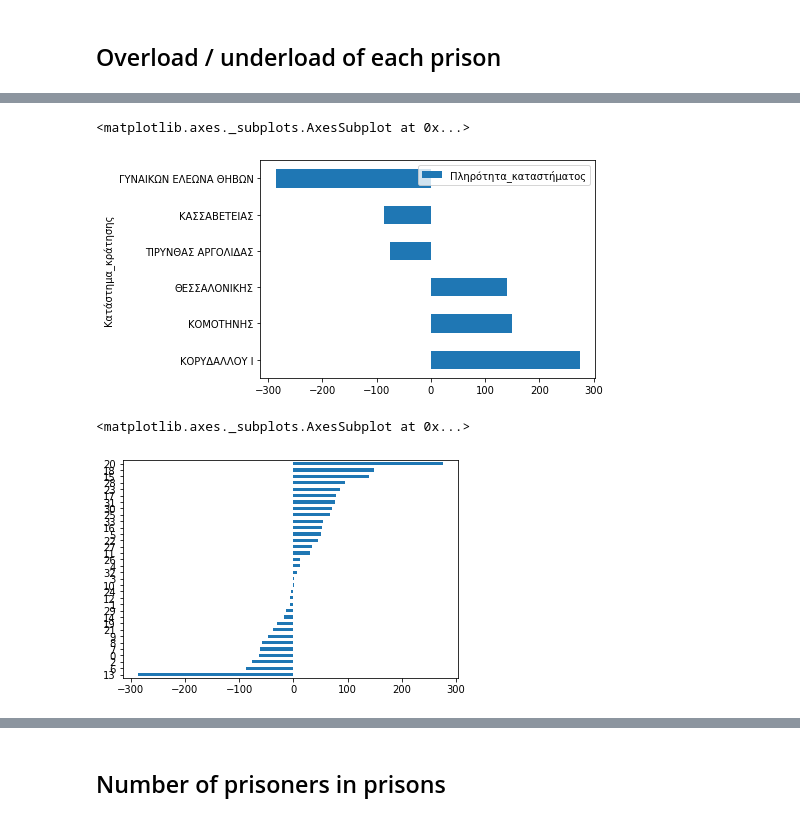
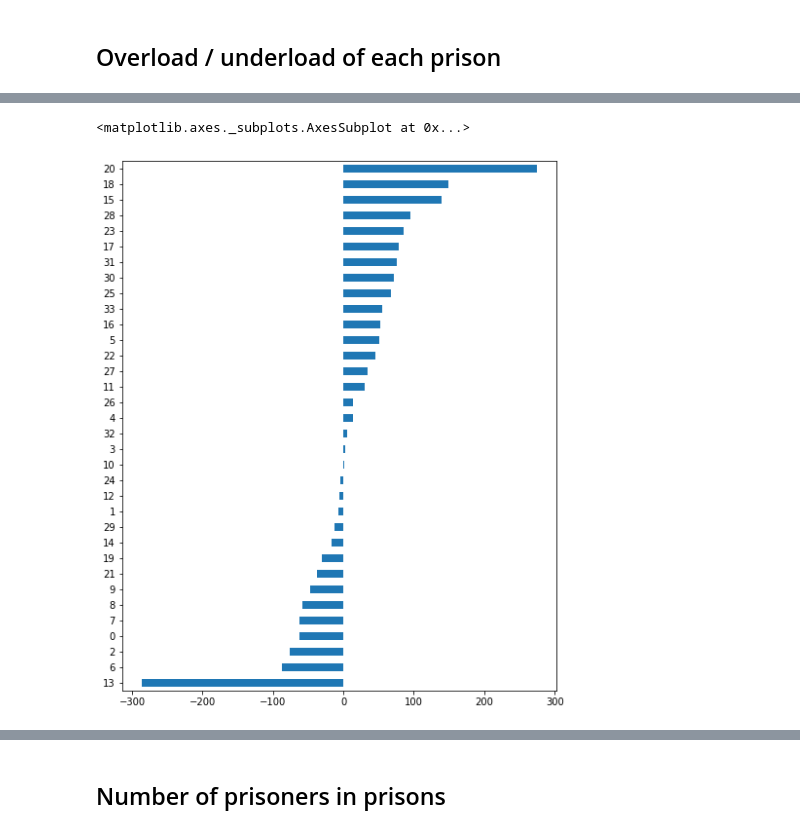
Before and after one commit to kosmaspanag/data-studio-projects, a Jupyter notebook: Weekly projects/Greek_Prison_populat(2017_2019)/Prison_population.ipynb, the cells around one changed output, grey strips where cells are left out. Cells and saved outputs as stored; diff of their text form; code cells hidden in the pictures.

Commit message:
Updates and Graphs

```diff
--- a/Weekly projects/Greek_Prison_populat(2017_2019)/Prison_population.ipynb
+++ b/Weekly projects/Greek_Prison_populat(2017_2019)/Prison_population.ipynb
@@ -117,8 +117,8 @@ prisoners_more_less
 | 6 | ΚΑΣΣΑΒΕΤΕΙΑΣ | 274 | 187 | -87 | 68.248175 | 87 |
 | 13 | ΓΥΝΑΙΚΩΝ ΕΛΕΩΝΑ ΘΗΒΩΝ | 655 | 369 | -286 | 56.335878 | 286 |
 # %%
-prisoners_more_less = prisoners_more_less.sort_values(by='abs_column', ascending=False)
-prisoners_more_less.head(25)
+prisoners_more_less2 = prisoners_more_less.sort_values(by='abs_column', ascending=False)
+prisoners_more_less2
 # %% [output]
 |  | Κατάστημα_κράτησης | Συνολική_χωρητικότητα_σε_θέσεις | Κρατούμενοι | Πληρότητα_καταστήματος | %Πληρότητα | abs_column |
 | 13 | ΓΥΝΑΙΚΩΝ ΕΛΕΩΝΑ ΘΗΒΩΝ | 655 | 369 | -286 | 56.335878 | 286 |
@@ -142,10 +146,5 @@ top3 = prisoners_more_less.loc[[20,18,15,13,6,2],]
 # %%
-top3.sort_values(by='Πληρότητα_καταστήματος', ascending=False).plot(y='Πληρότητα_καταστήματος', x='Κατάστημα_κράτησης', kind='barh')
+prisoners_more_less2.Πληρότητα_καταστήματος.sort_values().plot(x='Πληρότητα_καταστήματος', y='Κατάστημα_κράτησης', kind='barh', figsize=(8,10))
 # %% [output]
 <matplotlib.axes._subplots.AxesSubplot at 0x...>
-[figure, old version]
+[figure, new version]
-# %%
-prisoners_more_less.Πληρότητα_καταστήματος.sort_values().plot(x='Πληρότητα_καταστήματος', y='Κατάστημα_κράτησης', kind='barh')
-# %% [output]
-<matplotlib.axes._subplots.AxesSubplot at 0x...>
-[figure, removed]
```
Also changed, not shown: parts of 7 cells of this notebook.
